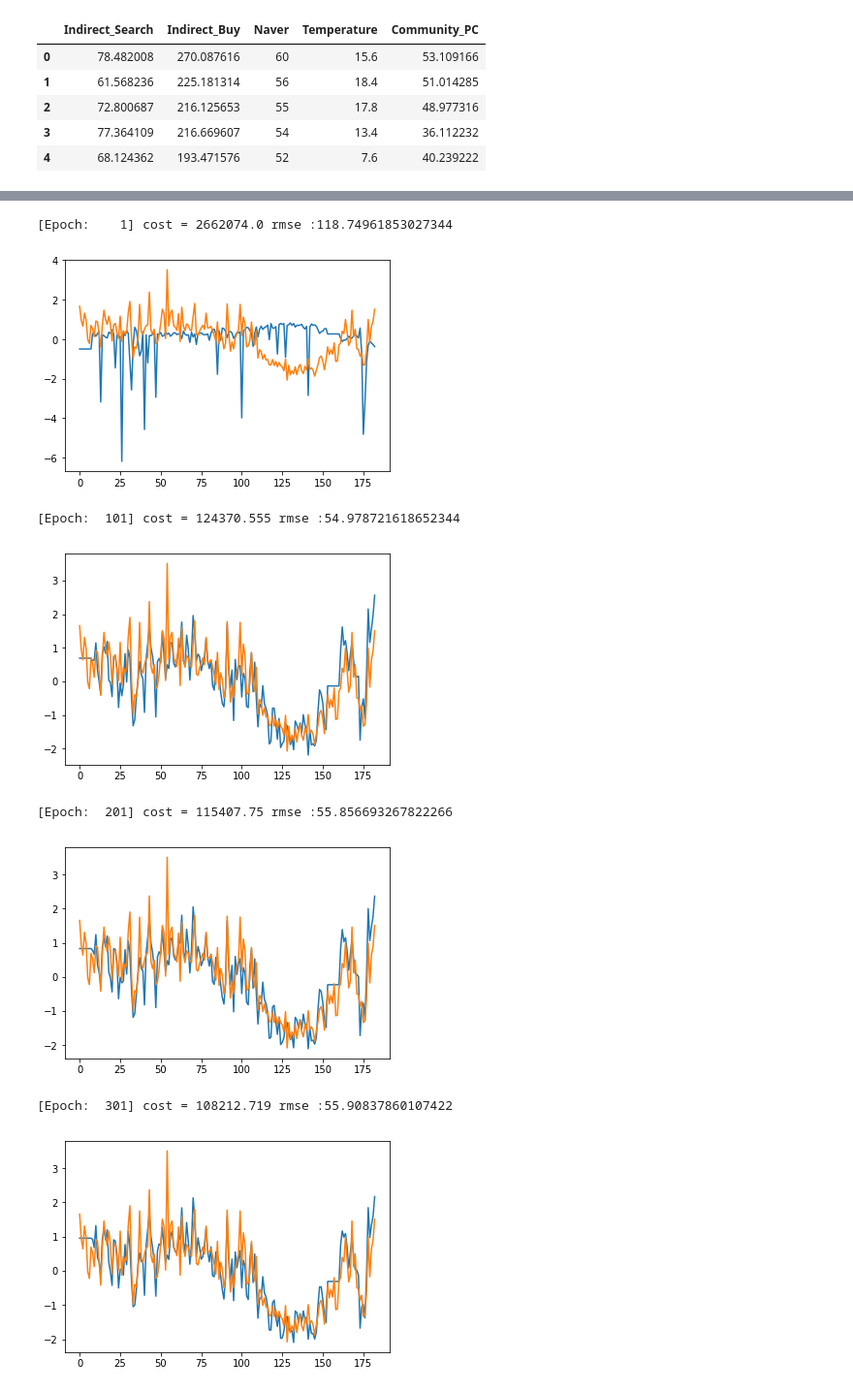
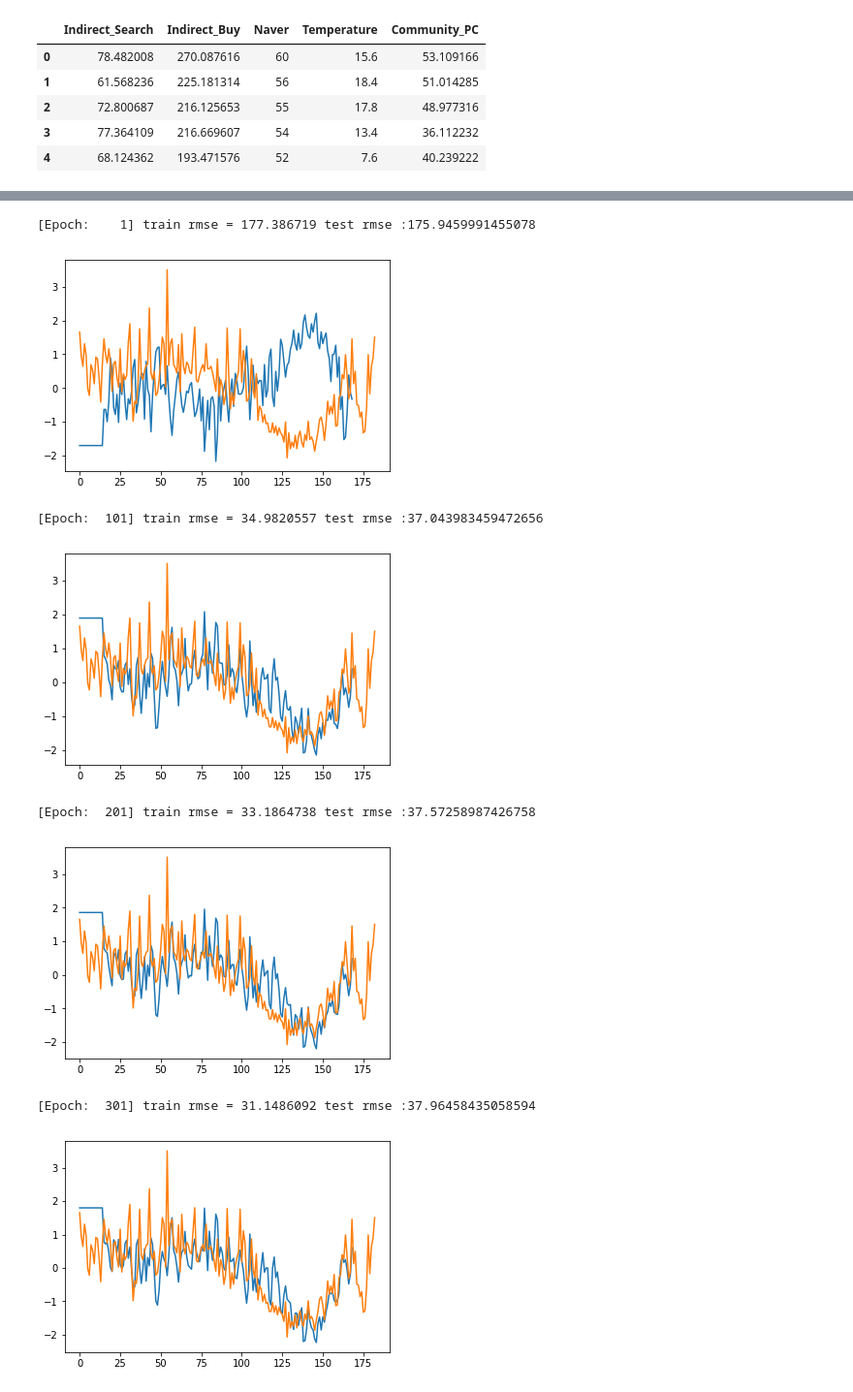
Before and after one commit to yerimlim/Everyday_notes, a Jupyter notebook: ANN-Copy1.ipynb, the cells around one changed output, grey strips where cells are left out. Shown at 97% size. Drawn from its saved outputs; the diff is of its cells as text; code cells hidden in the pictures.

```diff
--- a/ANN-Copy1.ipynb
+++ b/ANN-Copy1.ipynb
@@ -65,11 +65,19 @@ training_epochs = 1000
 batch_size = 7
 keep_prob = 0.7
 
-# now forecast
-trainX = x.iloc[7:153,:]
-trainY = y.iloc[:146,[0]]
-testX = x.iloc[160:,:]
-testY = y.iloc[153:-7,[0]]
+# 7day forecast
+# trainX = x.iloc[:146,:]
+# trainY = y.iloc[7:153,[0]]
+# testX = x.iloc[153:-7,:]
+# testY = y.iloc[160:,[0]]
+
+
+# 14day forecast
+trainX = x.iloc[:139,:]
+trainY = y.iloc[14:153,[0]]
+testX = x.iloc[153:-14,:]
+testY = y.iloc[167:,[0]]
+
 
 # forecast tomorrow
 # trainX = x.iloc[:152,1:]
@@ -133,7 +141,7 @@ hypothesis = tf.matmul(L4, W5) + b5
 # cost = tf.reduce_mean(tf.nn.softmax_cross_entropy_with_logits(
 #     logits=hypothesis, labels=Y))
 # optimizer = tf.train.AdamOptimizer(learning_rate=learning_rate).minimize(cost)
-loss = tf.reduce_sum(tf.square(hypothesis - Y))  # sum of the squares
+loss = tf.reduce_mean(tf.square(hypothesis - Y))  # sum of the squares
 optimizer = tf.train.AdamOptimizer(learning_rate).minimize(loss)
 # train = optimizer.minimize(loss)
 
@@ -143,39 +153,38 @@ rmse = tf.sqrt(tf.reduce_mean(tf.square(targets - predictions)))
 # %%
 
 # initialize
 sess = tf.Session()
 sess.run(tf.global_variables_initializer())
 
 # train my model
 for epoch in range(training_epochs):
     avg_cost = 0
 #     total_batch = int(len(trainX) / batch_size)
 #     for i in range(total_batch):
 #         batch_xs, batch_ys = trainX, trainY
     feed_dict_train = {X: trainX, Y: trainY}
     feed_dict_cost = {X: trainX, Y: trainY}
     opt = sess.run(optimizer, feed_dict=feed_dict_train)
     c = sess.run(loss, feed_dict=feed_dict_cost)
     avg_cost =c
     test_predict = sess.run(hypothesis, feed_dict={X: testX})
     train_predict = sess.run(hypothesis, feed_dict={X: trainX})
     rmse_val = sess.run(rmse, feed_dict={
                     targets: testY, predictions: test_predict})
     if epoch%100 ==0 :
-        print("[Epoch: {:>4}] cost = {:>.9}".format(epoch + 1, avg_cost), 'rmse :{} '.format(rmse_val))
-        plt.plot(scale([x for x in np.repeat(train_predict[0],7)]+
+        print("[Epoch: {:>4}] train rmse = {:>.9}".format(epoch + 1, np.sqrt(avg_cost)), 'test rmse :{} '.format(rmse_val))
+        plt.plot(scale([x for x in np.repeat(train_predict[0],14)]+
                        [x for x in train_predict]+
-                       [x for x in np.repeat(test_predict[0],7)]+
                        [x for x in test_predict]))
         plt.plot(scale(y))
         plt.show()
 plt.plot(yy.iloc[:,[1]])
 # %% [output]
-[Epoch:    1] cost = 2662074.0 rmse :118.74961853027344
+[Epoch:    1] train rmse = 177.386719 test rmse :175.9459991455078
-[figure, old version]
+[figure, new version]
-[Epoch:  101] cost = 124370.555 rmse :54.978721618652344
+[Epoch:  101] train rmse = 34.9820557 test rmse :37.043983459472656
-[figure, old version]
+[figure, new version]
-[Epoch:  201] cost = 115407.75 rmse :55.856693267822266
+[Epoch:  201] train rmse = 33.1864738 test rmse :37.57258987426758
-[figure, old version]
+[figure, new version]
-[Epoch:  301] cost = 108212.719 rmse :55.90837860107422
+[Epoch:  301] train rmse = 31.1486092 test rmse :37.96458435058594
-[figure, old version]
+[figure, new version]
```
Also changed, not shown: parts of 6 cells of this notebook.
